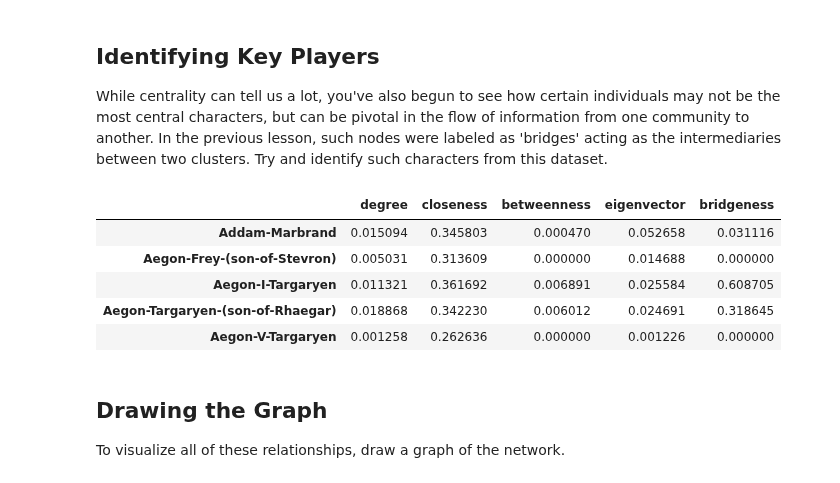
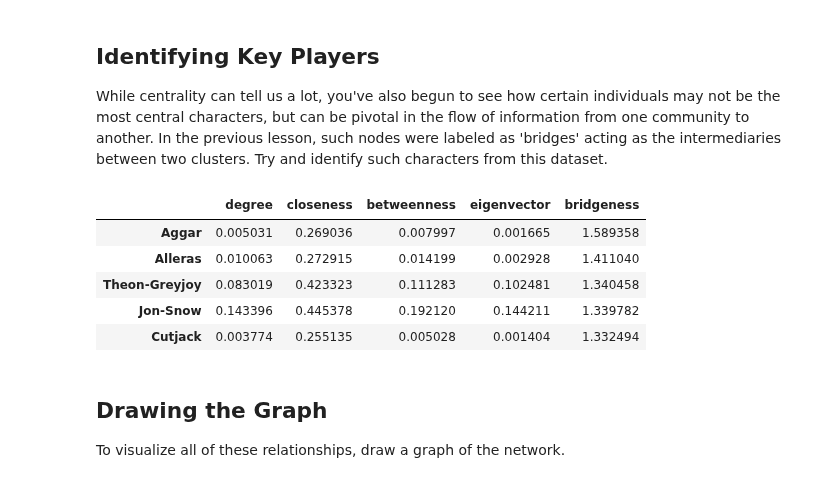
Before and after one commit to kayschulz/dsc-3-28-09-graph-dynamics-node-centrality-lab-seattle-ds-career-040119, a Jupyter notebook: index.ipynb, the cells around one changed output. Saved outputs shown, nothing was run; the diff lists cells and outputs as text; code cells hidden in the pictures.

```diff
--- a/index.ipynb
+++ b/index.ipynb
@@ -158,14 +158,14 @@ centrality.head()
 While centrality can tell us a lot, you've also begun to see how certain individuals may not be the most central characters, but can be pivotal in the flow of information from one community to another. In the previous lesson, such nodes were labeled as 'bridges' acting as the intermediaries between two clusters. Try and identify such characters from this dataset.
 # %%
 centrality['bridgeness'] = centrality['betweenness'] / centrality['degree']
-centrality.sort_values('bridgeness', ascending=False).h
+centrality.sort_values('bridgeness', ascending=False).head()
 # %% [output]
 |  | degree | closeness | betweenness | eigenvector | bridgeness |
-| Addam-Marbrand | 0.015094 | 0.345803 | 0.000470 | 0.052658 | 0.031116 |
-| Aegon-Frey-(son-of-Stevron) | 0.005031 | 0.313609 | 0.000000 | 0.014688 | 0.000000 |
-| Aegon-I-Targaryen | 0.011321 | 0.361692 | 0.006891 | 0.025584 | 0.608705 |
-| Aegon-Targaryen-(son-of-Rhaegar) | 0.018868 | 0.342230 | 0.006012 | 0.024691 | 0.318645 |
-| Aegon-V-Targaryen | 0.001258 | 0.262636 | 0.000000 | 0.001226 | 0.000000 |
+| Aggar | 0.005031 | 0.269036 | 0.007997 | 0.001665 | 1.589358 |
+| Alleras | 0.010063 | 0.272915 | 0.014199 | 0.002928 | 1.411040 |
+| Theon-Greyjoy | 0.083019 | 0.423323 | 0.111283 | 0.102481 | 1.340458 |
+| Jon-Snow | 0.143396 | 0.445378 | 0.192120 | 0.144211 | 1.339782 |
+| Cutjack | 0.003774 | 0.255135 | 0.005028 | 0.001404 | 1.332494 |
 # %% [markdown]
 ## Drawing the Graph
 
```
